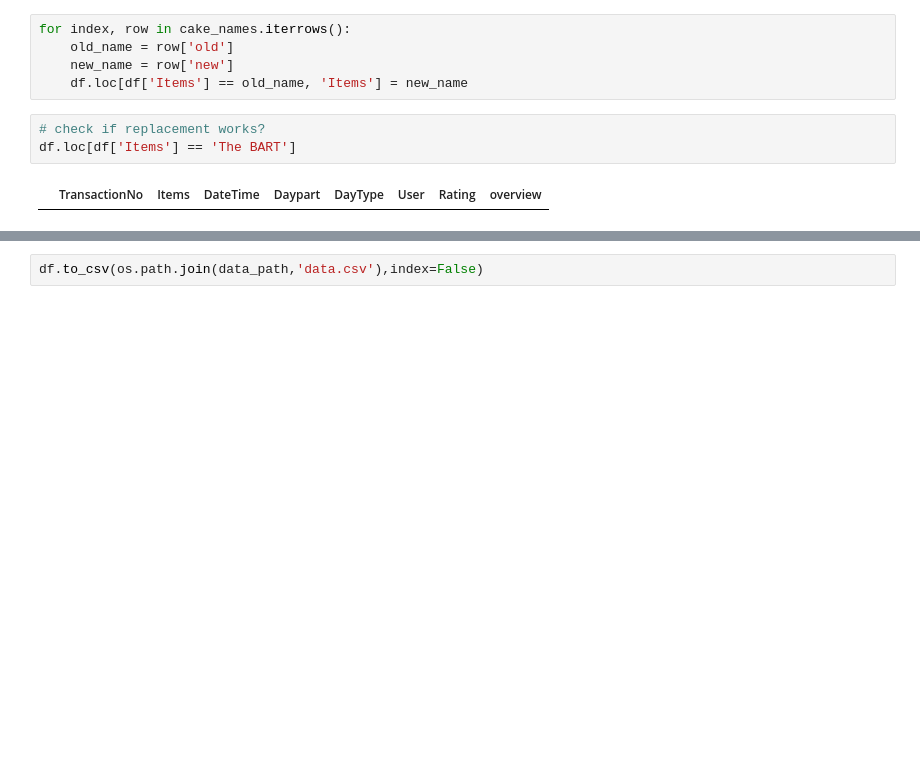
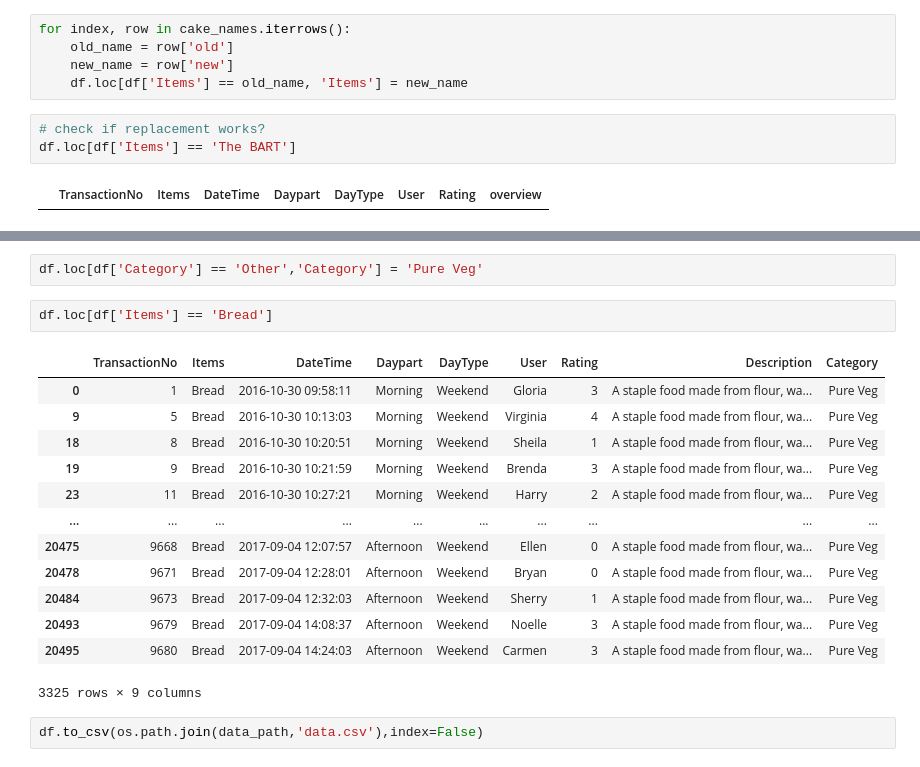
Before and after one commit to Page0526/ecommerce-website-AI, a Jupyter notebook: modelAI/recommend/data_processing.ipynb, the cells around one changed output, grey strips where cells are left out. Cells and saved outputs as stored; diff of their text form; blank space fills up the shorter version.

```diff
--- a/modelAI/recommend/data_processing.ipynb
+++ b/modelAI/recommend/data_processing.ipynb
@@ -51,2 +236,20 @@ df.loc[df['Items'] == 'The BART']
+# %%
+df.loc[df['Category'] == 'Other','Category'] = 'Pure Veg'
+# %%
+df.loc[df['Items'] == 'Bread']
+# %% [output]
+|  | TransactionNo | Items | DateTime | Daypart | DayType | User | Rating | Description | Category |
+| 0 | 1 | Bread | 2016-10-30 09:58:11 | Morning | Weekend | Gloria | 3 | A staple food made from flour, wa... | Pure Veg |
+| 9 | 5 | Bread | 2016-10-30 10:13:03 | Morning | Weekend | Virginia | 4 | A staple food made from flour, wa... | Pure Veg |
+| 18 | 8 | Bread | 2016-10-30 10:20:51 | Morning | Weekend | Sheila | 1 | A staple food made from flour, wa... | Pure Veg |
+| 19 | 9 | Bread | 2016-10-30 10:21:59 | Morning | Weekend | Brenda | 3 | A staple food made from flour, wa... | Pure Veg |
+| 23 | 11 | Bread | 2016-10-30 10:27:21 | Morning | Weekend | Harry | 2 | A staple food made from flour, wa... | Pure Veg |
+| ... | ... | ... | ... | ... | ... | ... | ... | ... | ... |
+| 20475 | 9668 | Bread | 2017-09-04 12:07:57 | Afternoon | Weekend | Ellen | 0 | A staple food made from flour, wa... | Pure Veg |
+| 20478 | 9671 | Bread | 2017-09-04 12:28:01 | Afternoon | Weekend | Bryan | 0 | A staple food made from flour, wa... | Pure Veg |
+| 20484 | 9673 | Bread | 2017-09-04 12:32:03 | Afternoon | Weekend | Sherry | 1 | A staple food made from flour, wa... | Pure Veg |
+| 20493 | 9679 | Bread | 2017-09-04 14:08:37 | Afternoon | Weekend | Noelle | 3 | A staple food made from flour, wa... | Pure Veg |
+| 20495 | 9680 | Bread | 2017-09-04 14:24:03 | Afternoon | Weekend | Carmen | 3 | A staple food made from flour, wa... | Pure Veg |
+3325 rows × 9 columns
 # %%
 df.to_csv(os.path.join(data_path,'data.csv'),index=False)
```
Also changed, not shown: parts of 8 cells of this notebook, 10 other files.
